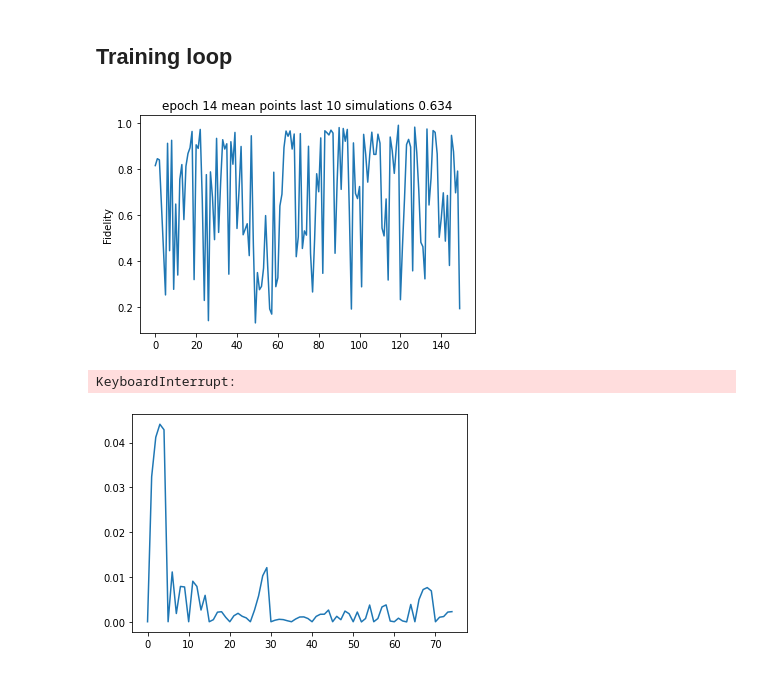
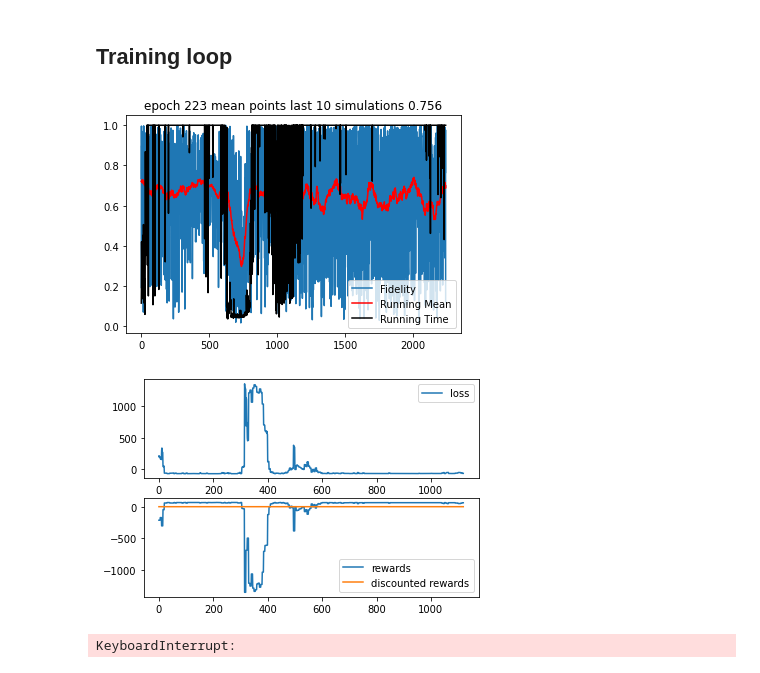
Before and after one commit to SergeyHazanov/ML_2021_quantum_control, a Jupyter notebook: test_notebook.ipynb, the cells around one changed output. Saved outputs shown, nothing was run; the diff lists cells and outputs as text; code cells hidden in the pictures.

Commit message:
Changed net architecture and fixed the number of outputs. Added plots and played with the reward calculation.

```diff
--- a/test_notebook.ipynb
+++ b/test_notebook.ipynb
@@ -46,7 +32,7 @@ plt.style.use({'figure.facecolor':'white'})
 # %% [markdown]
 ### Constants
 # %%
-n_epochs = 100
+n_epochs = 1000
 games_per_epoch = 10
 batch_size = 24000
 num_batches = 5
@@ -54,15 +40,17 @@ learning_rate = 1e-3
 # %% [markdown]
 ### Classes
 # %%
-env = QuantumEnvironment(energy_gap=1, runtime=15, dt=0.01)
+run_time = 15
+dt = 0.01
+env = QuantumEnvironment(energy_gap=1, runtime=run_time, dt=dt)
 
 loss_func = PolicyLoss()
 net = PolicyNetwork()
 
 model_name = 'trained_model.pt'
 # If such a previous model exists
-if isfile(model_name):
-    net.load_state_dict(torch.load(model_name))
+# if isfile(model_name):
+#     net.load_state_dict(torch.load(model_name))
 
 memory_bank = GamesMemoryBank()
 optimizer = torch.optim.Adam(net.parameters(), lr=learning_rate)
@@ -70,7 +58,11 @@ optimizer = torch.optim.Adam(net.parameters(), lr=learning_rate)
 ## Training loop
 # %%
 final_fidelity = []
+running_mean_fid = []
 losses = []
+rewards = []
+discounted_rewards = []
+running_time = []
 
 for epoch in tqdm(range(n_epochs)):
 
@@ -86,8 +78,6 @@ for epoch in tqdm(range(n_epochs)):
         state = torch.tensor(state, dtype=torch.float).unsqueeze(0)
         prev_state = state
 
-        points_in_game = 0
-
         while True:
             with torch.no_grad():
                 action, action_p = net.sample_action(state)
@@ -99,46 +89,57 @@ for epoch in tqdm(range(n_epochs)):
 
             if done:
                 final_fidelity.append(env.fidelity())
+                running_time.append(env.steps*dt/run_time)
                 break
 
     memory_bank.compute_reward_history()
 
     clear_output(wait=True)
     mean_fid = np.mean(final_fidelity[-games_per_epoch:])
+    running_mean_fid = uniform_filter1d(final_fidelity,50)
     mean_fid = str(mean_fid)[:5]
     plt.title('epoch ' + str(epoch)
                        + ' mean points last '
                        + str(games_per_epoch)
                        + ' simulations '
                        + mean_fid)
-    plt.plot(final_fidelity)
-    plt.ylabel('Fidelity')
+    plt.plot(final_fidelity, label='Fidelity')
+    plt.plot(running_mean_fid, label='Running Mean', color='red')
+    plt.plot(running_time, label='Running Time', color='black')
+    plt.legend()
     plt.show()
 
     net.train()
 
     for batch_i in range(num_batches):
         optimizer.zero_grad()
 
         state, action, action_p, reward, discounted_reward = memory_bank.get_sample(batch_size)
         state = state.view((state.shape[0], NET_INPUT_SIZE))
 
         logits = net(state)
 
-        loss = loss_func(logits, action, action_p, discounted_reward)
-        losses.append(loss.item())
+        loss = loss_func(logits, action, action_p, reward)  # Took discounted_reward -> reward
         loss.backward()
         optimizer.step()
 
+        losses.append(loss.item())
+        rewards.append(torch.mean(reward).item())
+        discounted_rewards.append(torch.mean(discounted_reward).item())
+
     torch.save(net.state_dict(), model_name)
+
+    fig, ax = plt.subplots(2,1)561
+    ax[0].plot(losses, label='loss')
+    ax[1].plot(rewards, label='rewards')
+    ax[1].plot(discounted_rewards, label='discounted rewards')
+    ax[0].legend()
+    ax[1].legend()
+    plt.show()
 # %% [output]
-[figure, old version]
+[figure, new version]
+[figure, added]
 KeyboardInterrupt:
-# %%
-plt.plot(losses)
-plt.show()
-# %% [output]
-[figure, removed]
 # %%
 state, prev_state = env.reset(), None
 
```
Also changed, not shown: parts of 7 cells of this notebook, 4 other files.
